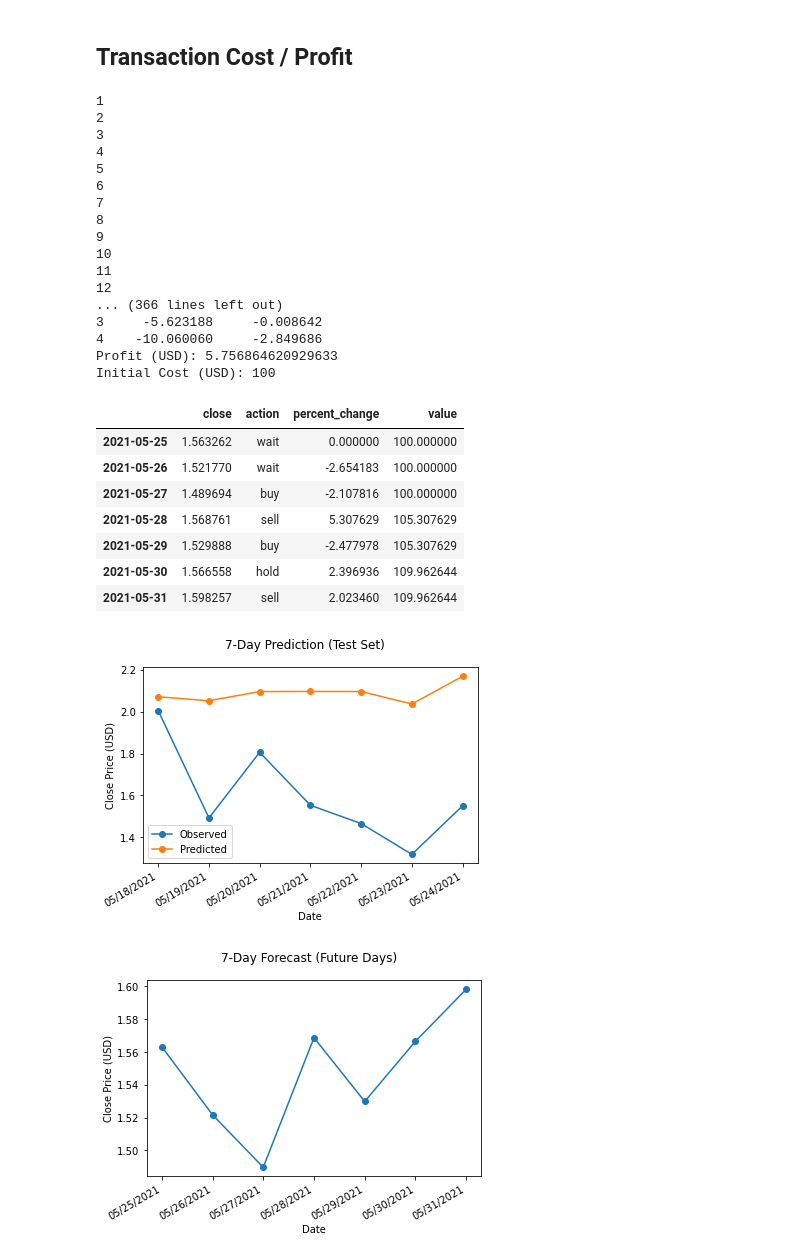
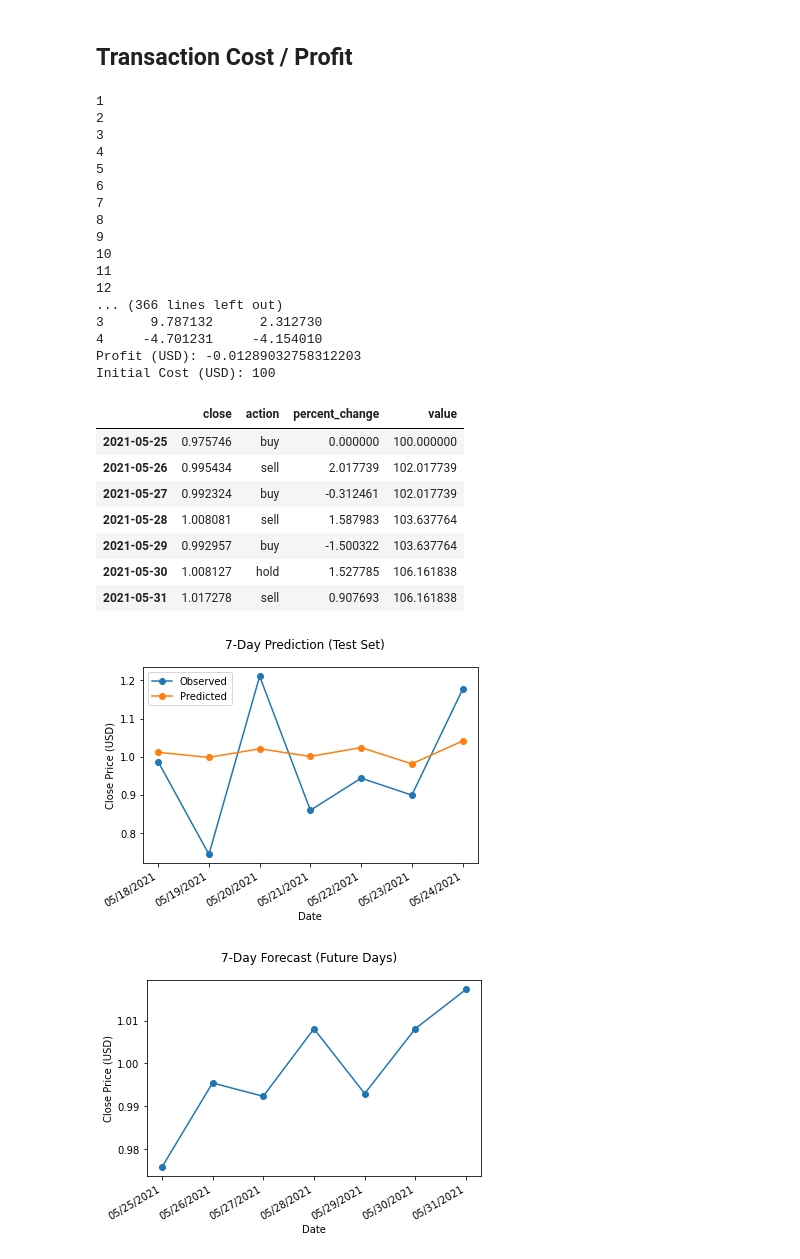
Before and after one commit to DSEI21000-S21/project-altcoinpriceprediction, a Jupyter notebook: experiments/mwander/Simple_Model_Trade.ipynb, the cells around one changed output. Cells and saved outputs as stored; diff of their text form; code cells hidden in the pictures.

```diff
--- a/experiments/mwander/Simple_Model_Trade.ipynb
+++ b/experiments/mwander/Simple_Model_Trade.ipynb
@@ -271,36 +271,36 @@ def short_term_trade_ar(data, forecast, capital, dates, optimization='RET'):
 
     return trade_actions, df_actions, profit, capital
 # %%
-X = df['price_close'].apply(np.log).values
+X = df['price_close'].apply(np.log).diff().dropna().values
 hilo_info, df_actions, profit, cost = short_term_trade_ar(X, 7, 100, df.index, 'RET')
 print(f"Profit (USD): {profit}")
 print(f"Initial Cost (USD): {cost}")
 df_actions
 # %% [output]
 1
 2
 3
 4
 5
 6
 7
 8
 9
 10
 11
 12
 ... (366 lines left out)
-3     -5.623188     -0.008642
-4    -10.060060     -2.849686
-Profit (USD): 5.756864620929633
+3      9.787132      2.312730
+4     -4.701231     -4.154010
+Profit (USD): -0.01289032758312203
 Initial Cost (USD): 100
 |  | close | action | percent_change | value |
-| 2021-05-25 | 1.563262 | wait | 0.000000 | 100.000000 |
-| 2021-05-26 | 1.521770 | wait | -2.654183 | 100.000000 |
-| 2021-05-27 | 1.489694 | buy | -2.107816 | 100.000000 |
-| 2021-05-28 | 1.568761 | sell | 5.307629 | 105.307629 |
-| 2021-05-29 | 1.529888 | buy | -2.477978 | 105.307629 |
-| 2021-05-30 | 1.566558 | hold | 2.396936 | 109.962644 |
-| 2021-05-31 | 1.598257 | sell | 2.023460 | 109.962644 |
+| 2021-05-25 | 0.975746 | buy | 0.000000 | 100.000000 |
+| 2021-05-26 | 0.995434 | sell | 2.017739 | 102.017739 |
+| 2021-05-27 | 0.992324 | buy | -0.312461 | 102.017739 |
+| 2021-05-28 | 1.008081 | sell | 1.587983 | 103.637764 |
+| 2021-05-29 | 0.992957 | buy | -1.500322 | 103.637764 |
+| 2021-05-30 | 1.008127 | hold | 1.527785 | 106.161838 |
+| 2021-05-31 | 1.017278 | sell | 0.907693 | 106.161838 |
-[figure, old version]
+[figure, new version]
-[figure, old version]
+[figure, new version]
```
Also changed, not shown: parts of 2 cells of this notebook, 1 other file.
